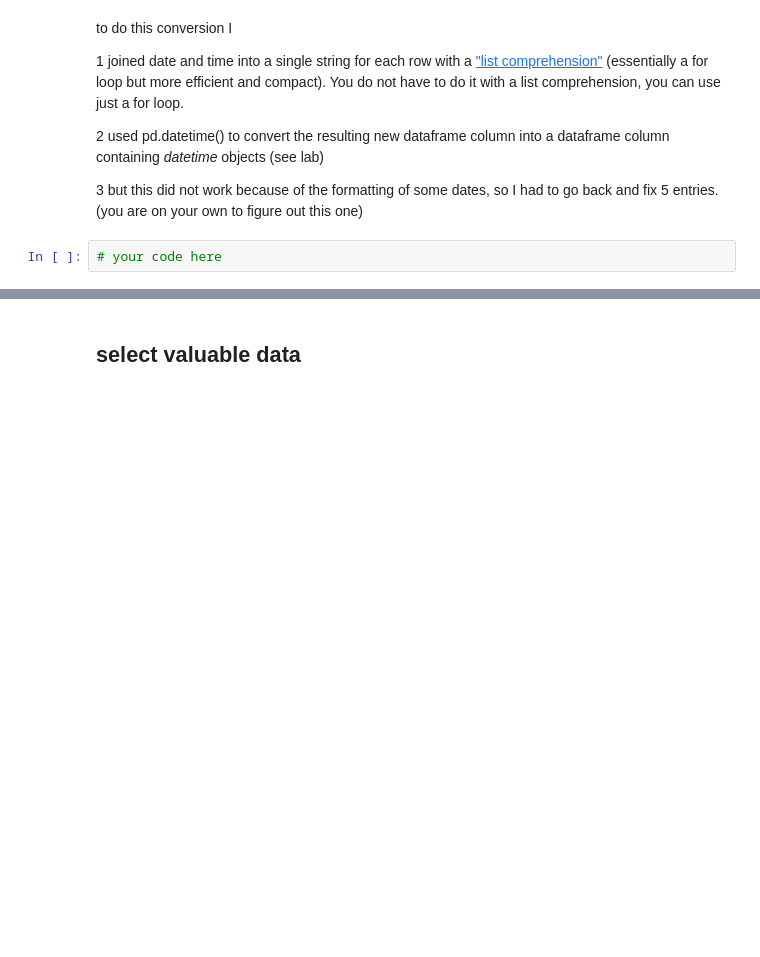
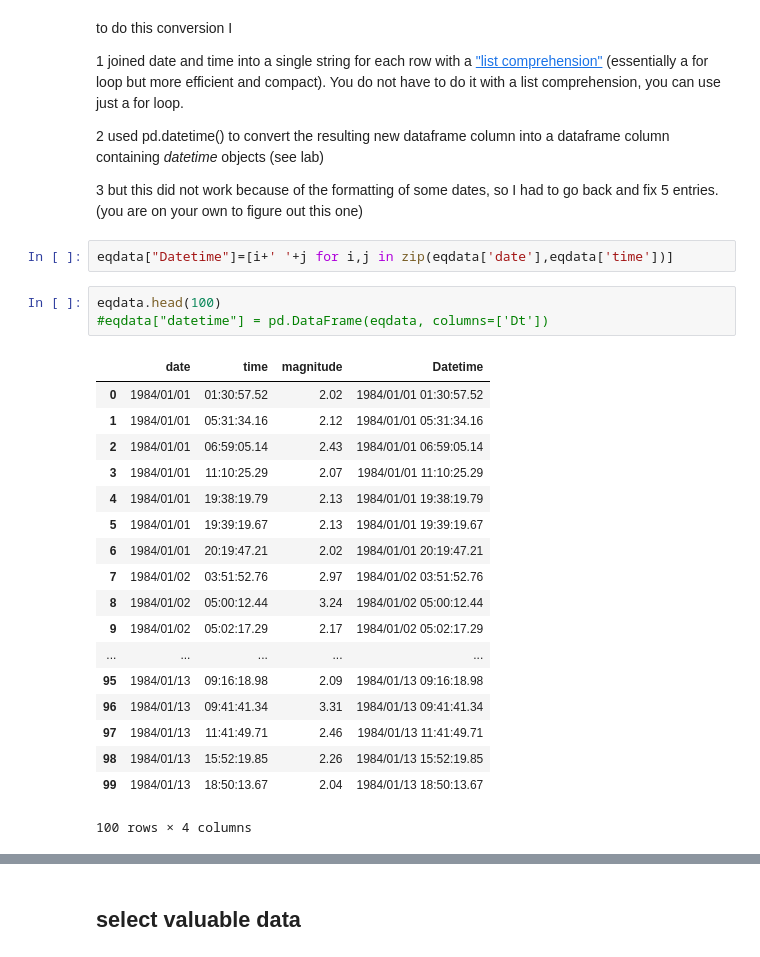
Before and after one commit to narayan-paudel/DSPS_EPAUDEL, a Jupyter notebook: HW3_ePaudel/KS_earthquakes.ipynb, the cells around one changed output, grey strips where cells are left out. Drawn from its saved outputs; the diff is of its cells as text; blank space fills up the shorter version.

```diff
--- a/HW3_ePaudel/KS_earthquakes.ipynb
+++ b/HW3_ePaudel/KS_earthquakes.ipynb
@@ -136,5 +131,27 @@ to do this conversion I
    2 used pd.datetime() to convert the resulting new dataframe column into a dataframe column containing _datetime_ objects (see lab)
 
    3 but this did not work because of the formatting of some dates, so I had to go back and fix 5 entries. (you are on your own to figure out this one)
-# %%
-# your code here
+# %%
+eqdata["Datetime"]=[i+' '+j for i,j in zip(eqdata['date'],eqdata['time'])]
+# %%
+eqdata.head(100)
+#eqdata["datetime"] = pd.DataFrame(eqdata, columns=['Dt'])
+# %% [output]
+|  | date | time | magnitude | Datetime |
+| 0 | 1984/01/01 | 01:30:57.52 | 2.02 | 1984/01/01 01:30:57.52 |
+| 1 | 1984/01/01 | 05:31:34.16 | 2.12 | 1984/01/01 05:31:34.16 |
+| 2 | 1984/01/01 | 06:59:05.14 | 2.43 | 1984/01/01 06:59:05.14 |
+| 3 | 1984/01/01 | 11:10:25.29 | 2.07 | 1984/01/01 11:10:25.29 |
+| 4 | 1984/01/01 | 19:38:19.79 | 2.13 | 1984/01/01 19:38:19.79 |
+| 5 | 1984/01/01 | 19:39:19.67 | 2.13 | 1984/01/01 19:39:19.67 |
+| 6 | 1984/01/01 | 20:19:47.21 | 2.02 | 1984/01/01 20:19:47.21 |
+| 7 | 1984/01/02 | 03:51:52.76 | 2.97 | 1984/01/02 03:51:52.76 |
+| 8 | 1984/01/02 | 05:00:12.44 | 3.24 | 1984/01/02 05:00:12.44 |
+| 9 | 1984/01/02 | 05:02:17.29 | 2.17 | 1984/01/02 05:02:17.29 |
+| ... | ... | ... | ... | ... |
+| 95 | 1984/01/13 | 09:16:18.98 | 2.09 | 1984/01/13 09:16:18.98 |
+| 96 | 1984/01/13 | 09:41:41.34 | 3.31 | 1984/01/13 09:41:41.34 |
+| 97 | 1984/01/13 | 11:41:49.71 | 2.46 | 1984/01/13 11:41:49.71 |
+| 98 | 1984/01/13 | 15:52:19.85 | 2.26 | 1984/01/13 15:52:19.85 |
+| 99 | 1984/01/13 | 18:50:13.67 | 2.04 | 1984/01/13 18:50:13.67 |
+100 rows × 4 columns
```
Also changed, not shown: parts of 16 cells of this notebook.
